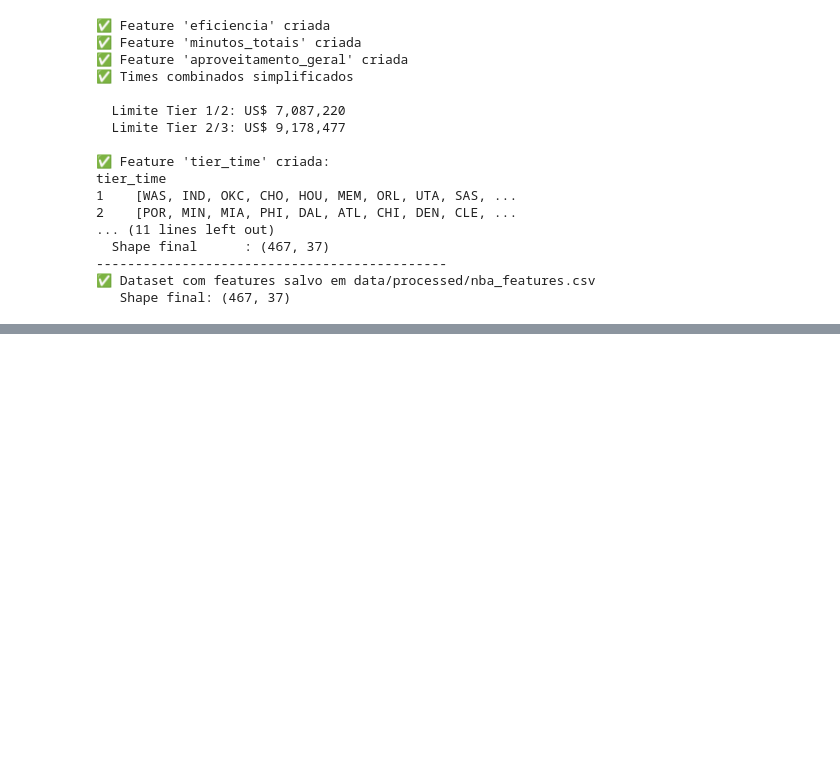
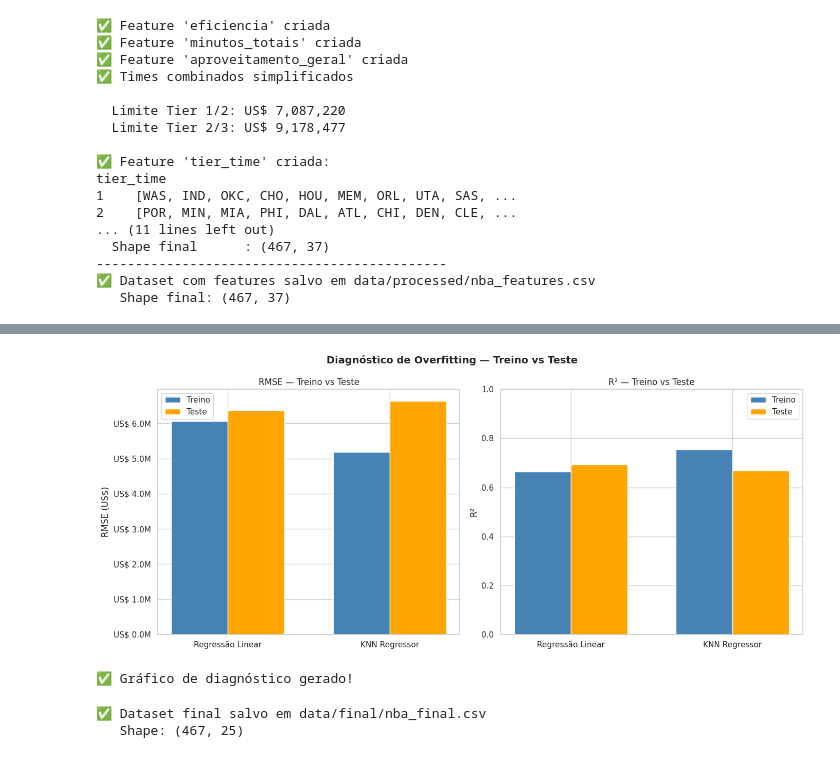
Before and after one commit to rodrigo-seibt/NBA-Salary-Predictor, a Jupyter notebook: notebooks/nba_salary_predictor.ipynb, the cells around one changed output, grey strips where cells are left out. Saved outputs shown, nothing was run; the diff lists cells and outputs as text; code cells hidden in the pictures; blank space fills up the shorter version.

```diff
--- a/notebooks/nba_salary_predictor.ipynb
+++ b/notebooks/nba_salary_predictor.ipynb
@@ -665,0 +1032,74 @@ tier_time
+# %%
+# ============================================================
+# Célula 14: Fase 5 — Diagnóstico Visual de Overfitting
+# ============================================================
+
+# --------------------------------------------------------
+# Gráfico comparativo das métricas treino x teste
+# para diagnóstico visual de overfitting
+# --------------------------------------------------------
+fig, axes = plt.subplots(1, 2, figsize=(14, 6))
+fig.suptitle("Diagnóstico de Overfitting — Treino vs Teste",
+             fontsize=14, fontweight="bold")
+
+modelos = ["Regressão Linear", "KNN Regressor"]
+rmse_treino = [metricas_lr_train["rmse"], metricas_knn_train["rmse"]]
+rmse_teste  = [metricas_lr_test["rmse"],  metricas_knn_test["rmse"]]
+r2_treino   = [metricas_lr_train["r2"],   metricas_knn_train["r2"]]
+r2_teste    = [metricas_lr_test["r2"],    metricas_knn_test["r2"]]
+
+x = np.arange(len(modelos))
+largura = 0.35
+
+# --------------------------------------------------------
+# Gráfico 1: RMSE Treino vs Teste
+# Quanto menor o RMSE, melhor o modelo
+# --------------------------------------------------------
+axes[0].bar(x - largura/2, rmse_treino, largura,
+            label="Treino", color="steelblue", edgecolor="white")
+axes[0].bar(x + largura/2, rmse_teste, largura,
+            label="Teste", color="orange", edgecolor="white")
+axes[0].set_title("RMSE — Treino vs Teste")
+axes[0].set_ylabel("RMSE (US$)")
+axes[0].set_xticks(x)
+axes[0].set_xticklabels(modelos)
+axes[0].legend()
+axes[0].yaxis.set_major_formatter(
+    plt.FuncFormatter(lambda v, _: f"US$ {v/1e6:.1f}M")
+)
+
+# --------------------------------------------------------
+# Gráfico 2: R² Treino vs Teste
+# Quanto maior o R², melhor o modelo
+# --------------------------------------------------------
+axes[1].bar(x - largura/2, r2_treino, largura,
+            label="Treino", color="steelblue", edgecolor="white")
+axes[1].bar(x + largura/2, r2_teste, largura,
+            label="Teste", color="orange", edgecolor="white")
+axes[1].set_title("R² — Treino vs Teste")
+axes[1].set_ylabel("R²")
+axes[1].set_xticks(x)
+axes[1].set_xticklabels(modelos)
+axes[1].legend()
+axes[1].set_ylim(0, 1)
+
+plt.tight_layout()
+plt.savefig("grafico_overfitting.png", dpi=120)
+plt.show()
+plt.close()
+print("✅ Gráfico de diagnóstico gerado!")
+# %% [output]
+[figure, added]
+✅ Gráfico de diagnóstico gerado!
+# %%
+# ============================================================
+# Célula 15: Salvando o dataset final para modelagem
+# ============================================================
+
+os.makedirs("data/final", exist_ok=True)
+df_modelo.to_csv("data/final/nba_final.csv", index=False)
+print("✅ Dataset final salvo em data/final/nba_final.csv")
+print(f"   Shape: {df_modelo.shape}")
+# %% [output]
+✅ Dataset final salvo em data/final/nba_final.csv
+   Shape: (467, 25)
```
Also changed, not shown: parts of 16 cells of this notebook.
